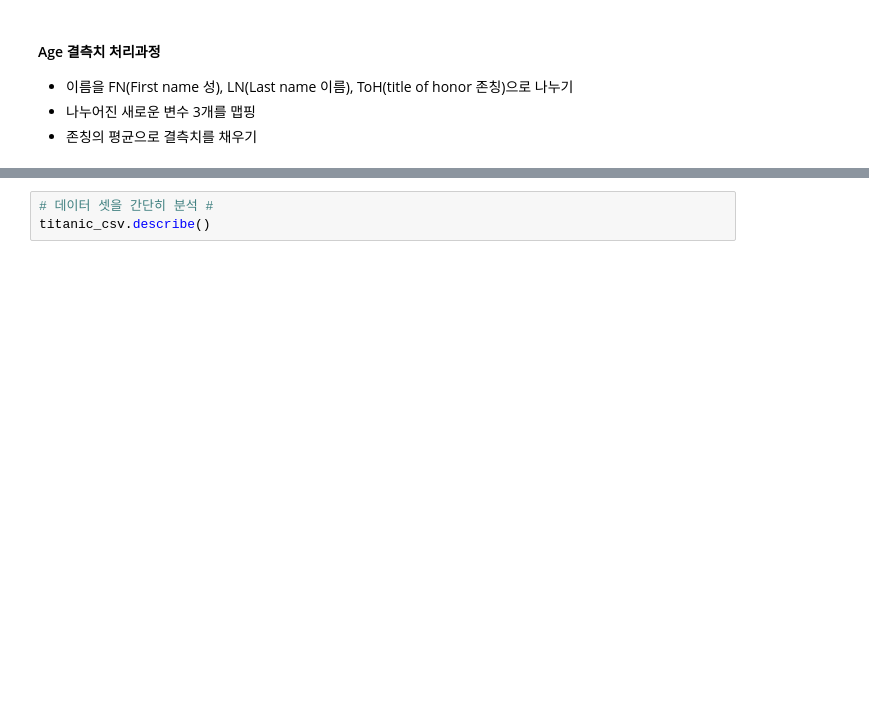
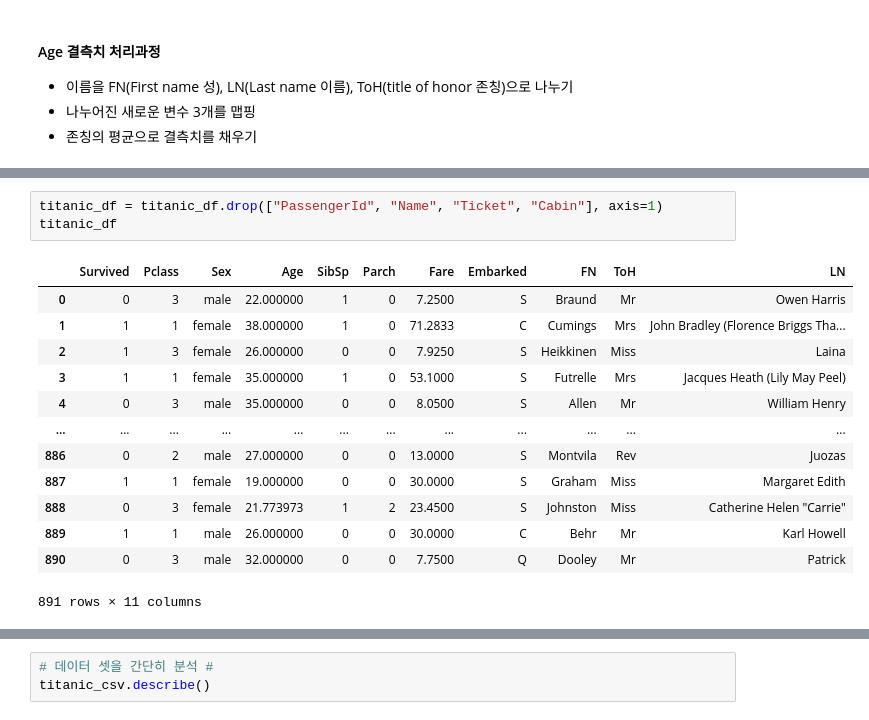
Before and after one commit to ksclown/How-to-use-GUI-in-Colab, a Jupyter notebook: [ML] Pandas and Numpy.ipynb, the cells around one changed output, grey strips where cells are left out. Cells and saved outputs as stored; diff of their text form; blank space fills up the shorter version.

```diff
--- a/[ML] Pandas and Numpy.ipynb
+++ b/[ML] Pandas and Numpy.ipynb
@@ -202,0 +336,17 @@ Name: Age, Length: 88, dtype: int64
+# %%
+titanic_df = titanic_df.drop(["PassengerId", "Name", "Ticket", "Cabin"], axis=1)
+titanic_df
+# %% [output]
+|  | Survived | Pclass | Sex | Age | SibSp | Parch | Fare | Embarked | FN | ToH | LN |
+| 0 | 0 | 3 | male | 22.000000 | 1 | 0 | 7.2500 | S | Braund | Mr | Owen Harris |
+| 1 | 1 | 1 | female | 38.000000 | 1 | 0 | 71.2833 | C | Cumings | Mrs | John Bradley (Florence Briggs Tha... |
+| 2 | 1 | 3 | female | 26.000000 | 0 | 0 | 7.9250 | S | Heikkinen | Miss | Laina |
+| 3 | 1 | 1 | female | 35.000000 | 1 | 0 | 53.1000 | S | Futrelle | Mrs | Jacques Heath (Lily May Peel) |
+| 4 | 0 | 3 | male | 35.000000 | 0 | 0 | 8.0500 | S | Allen | Mr | William Henry |
+| ... | ... | ... | ... | ... | ... | ... | ... | ... | ... | ... | ... |
+| 886 | 0 | 2 | male | 27.000000 | 0 | 0 | 13.0000 | S | Montvila | Rev | Juozas |
+| 887 | 1 | 1 | female | 19.000000 | 0 | 0 | 30.0000 | S | Graham | Miss | Margaret Edith |
+| 888 | 0 | 3 | female | 21.773973 | 1 | 2 | 23.4500 | S | Johnston | Miss | Catherine Helen "Carrie" |
+| 889 | 1 | 1 | male | 26.000000 | 0 | 0 | 30.0000 | C | Behr | Mr | Karl Howell |
+| 890 | 0 | 3 | male | 32.000000 | 0 | 0 | 7.7500 | Q | Dooley | Mr | Patrick |
+891 rows × 11 columns
```
Also changed, not shown: parts of 15 cells of this notebook.
